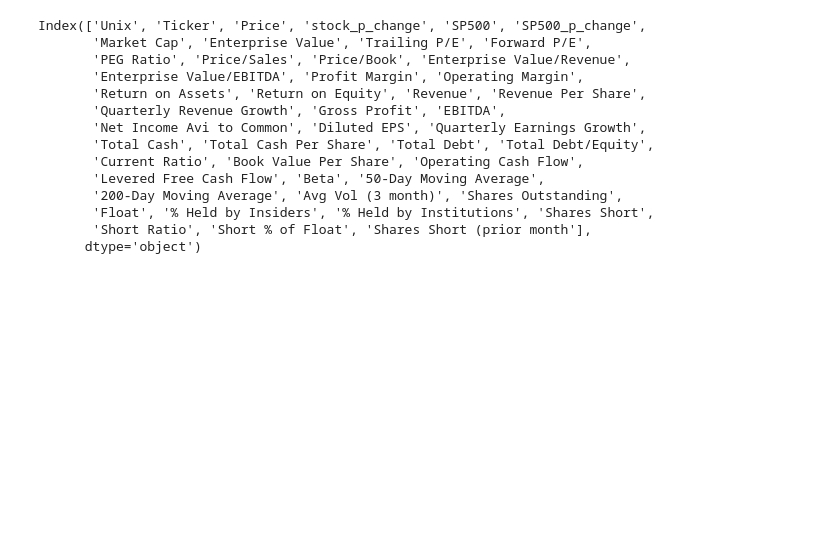
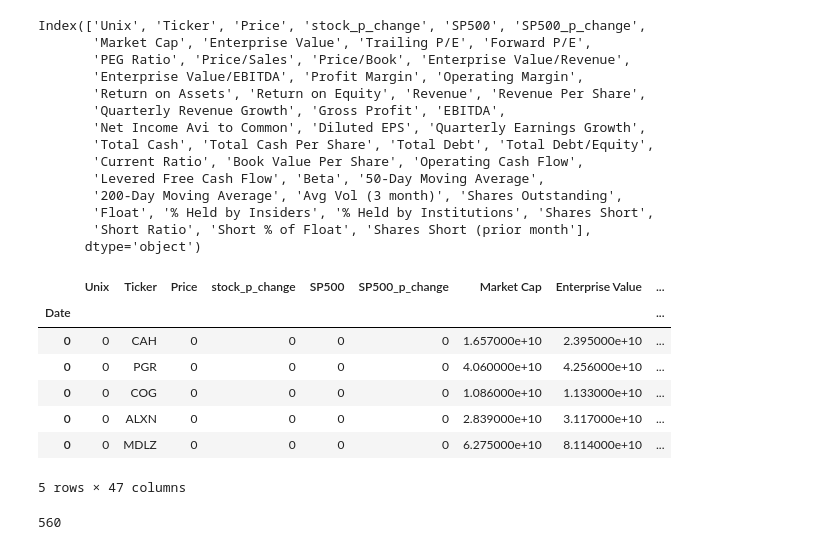
Before and after one commit to anirbanghoshsbi/.github.io, a Jupyter notebook: work/portfolio/Untitled110.ipynb, the cells around one changed output. Saved outputs shown, nothing was run; the diff lists cells and outputs as text; code cells hidden in the pictures; blank space fills up the shorter version.

Commit message:
ML code for finding Stocks to invest

```diff
--- a/work/portfolio/Untitled110.ipynb
+++ b/work/portfolio/Untitled110.ipynb
@@ -139,5 +141,5 @@ ABC LSI TRV IP PH OI BAX FDX INTU SWK WGO DGX LH SNA GT BIIB DHI BWA GES GNW DNR
 # %%
-data=pd.read_csv("forward_sample.csv", index_col="Date")
+test_data=pd.read_csv("forward_sample.csv", index_col="Date")
 # %%
 training_data = pd.read_csv("keystats.csv", index_col="Date")
 # %%
@@ -159,3 +181,18 @@ Index(['Unix', 'Ticker', 'Price', 'stock_p_change', 'SP500', 'SP500_p_change',
        'Float', '% Held by Insiders', '% Held by Institutions', 'Shares Short',
        'Short Ratio', 'Short % of Float', 'Shares Short (prior month'],
       dtype='object')
+# %%
+test_data.head()
+# %% [output]
+|  | Unix | Ticker | Price | stock_p_change | SP500 | SP500_p_change | Market Cap | Enterprise Value | ... |
+| Date |  |  |  |  |  |  |  |  | ... |
+| 0 | 0 | CAH | 0 | 0 | 0 | 0 | 1.657000e+10 | 2.395000e+10 | ... |
+| 0 | 0 | PGR | 0 | 0 | 0 | 0 | 4.060000e+10 | 4.256000e+10 | ... |
+| 0 | 0 | COG | 0 | 0 | 0 | 0 | 1.086000e+10 | 1.133000e+10 | ... |
+| 0 | 0 | ALXN | 0 | 0 | 0 | 0 | 2.839000e+10 | 3.117000e+10 | ... |
+| 0 | 0 | MDLZ | 0 | 0 | 0 | 0 | 6.275000e+10 | 8.114000e+10 | ... |
+5 rows × 47 columns
+# %%
+test_data.Ticker.nunique()
+# %% [output]
+560
```
Also changed, not shown: parts of 4 cells of this notebook.
